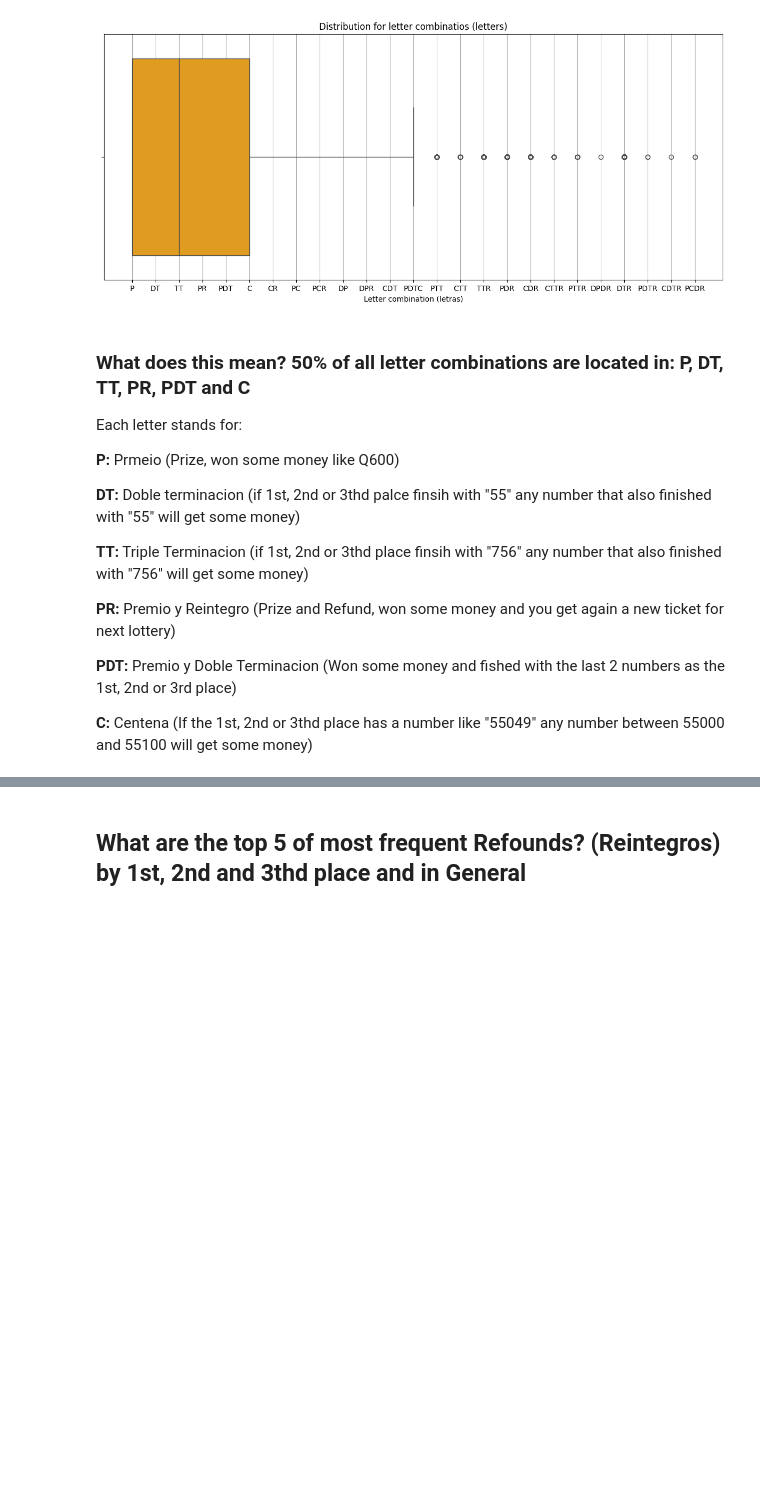
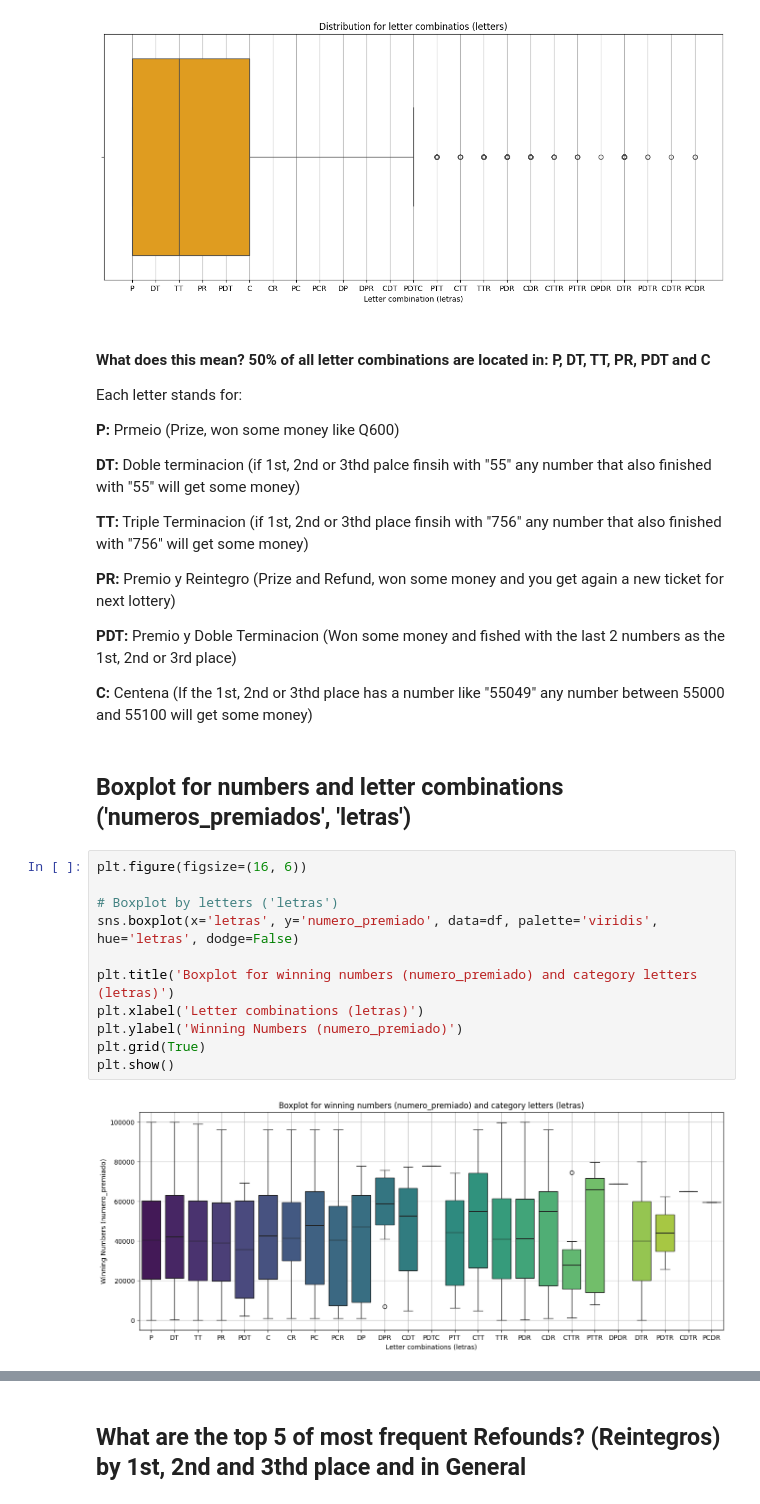
Before and after one commit to AngelDHackerman/santa-lucia-data-analysis-manual, a Jupyter notebook: notebooks/visualization_sorteos_premios.ipynb, the cells around one changed output, grey strips where cells are left out. Drawn from its saved outputs; the diff is of its cells as text; blank space fills up the shorter version.

```diff
--- a/notebooks/visualization_sorteos_premios.ipynb
+++ b/notebooks/visualization_sorteos_premios.ipynb
@@ -100,7 +100,7 @@ plt.show()
 # %% [output]
 [figure]
 # %% [markdown]
-### What does this mean? 50% of all letter combinations are located in: P, DT, TT, PR, PDT and C
+#### What does this mean? 50% of all letter combinations are located in: P, DT, TT, PR, PDT and C
 
 Each letter stands for:
 
@@ -115,3 +115,18 @@ Each letter stands for:
 **PDT:** Premio y Doble Terminacion (Won some money and fished with the last 2 numbers as the 1st, 2nd or 3rd place)
 
 **C:** Centena (If the 1st, 2nd or 3thd place has a number like "55049" any number between 55000 and 55100 will get some money)
+# %% [markdown]
+## Boxplot for numbers and letter combinations ('numeros_premiados', 'letras')
+# %%
+plt.figure(figsize=(16, 6))
+
+# Boxplot by letters ('letras')
+sns.boxplot(x='letras', y='numero_premiado', data=df, palette='viridis', hue='letras', dodge=False)
+
+plt.title('Boxplot for winning numbers (numero_premiado) and category letters (letras)')
+plt.xlabel('Letter combinations (letras)')
+plt.ylabel('Winning Numbers (numero_premiado)')
+plt.grid(True)
+plt.show()
+# %% [output]
+[figure, added]
```
Also changed, not shown: parts of 12 cells of this notebook, 1 other file.
